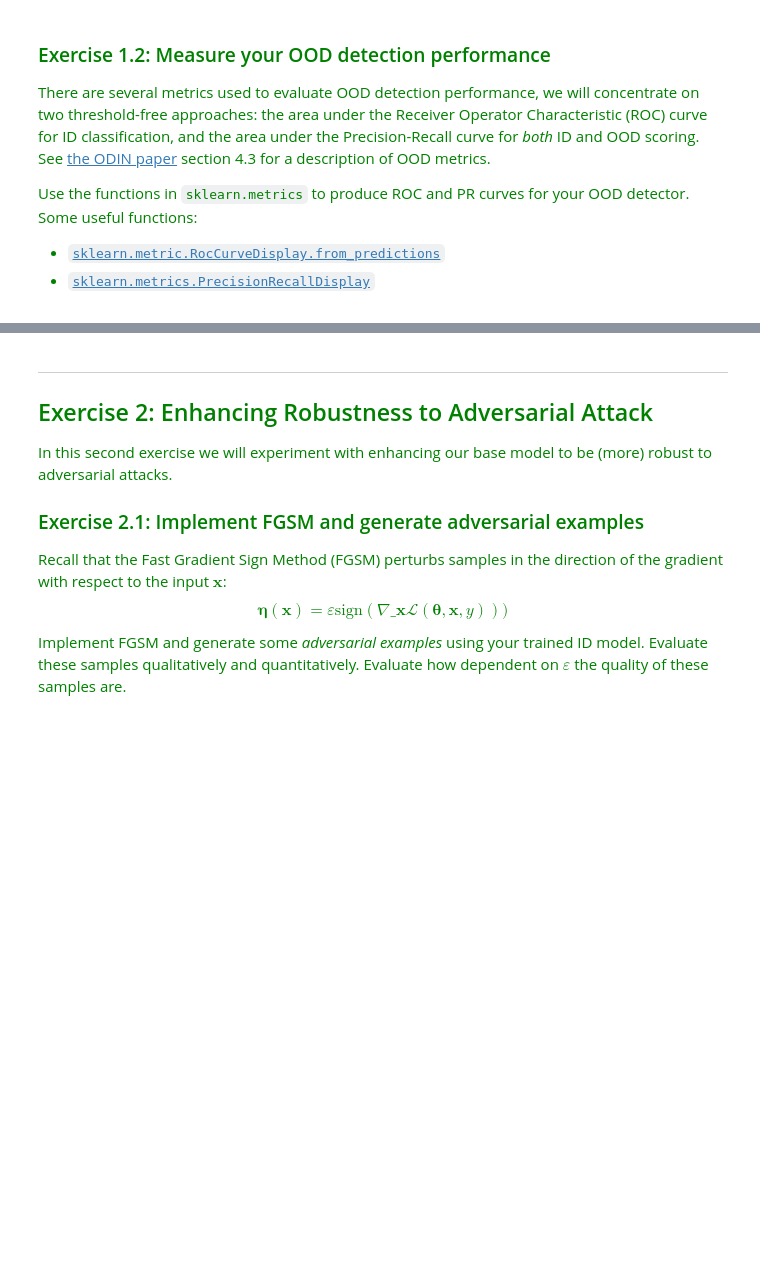
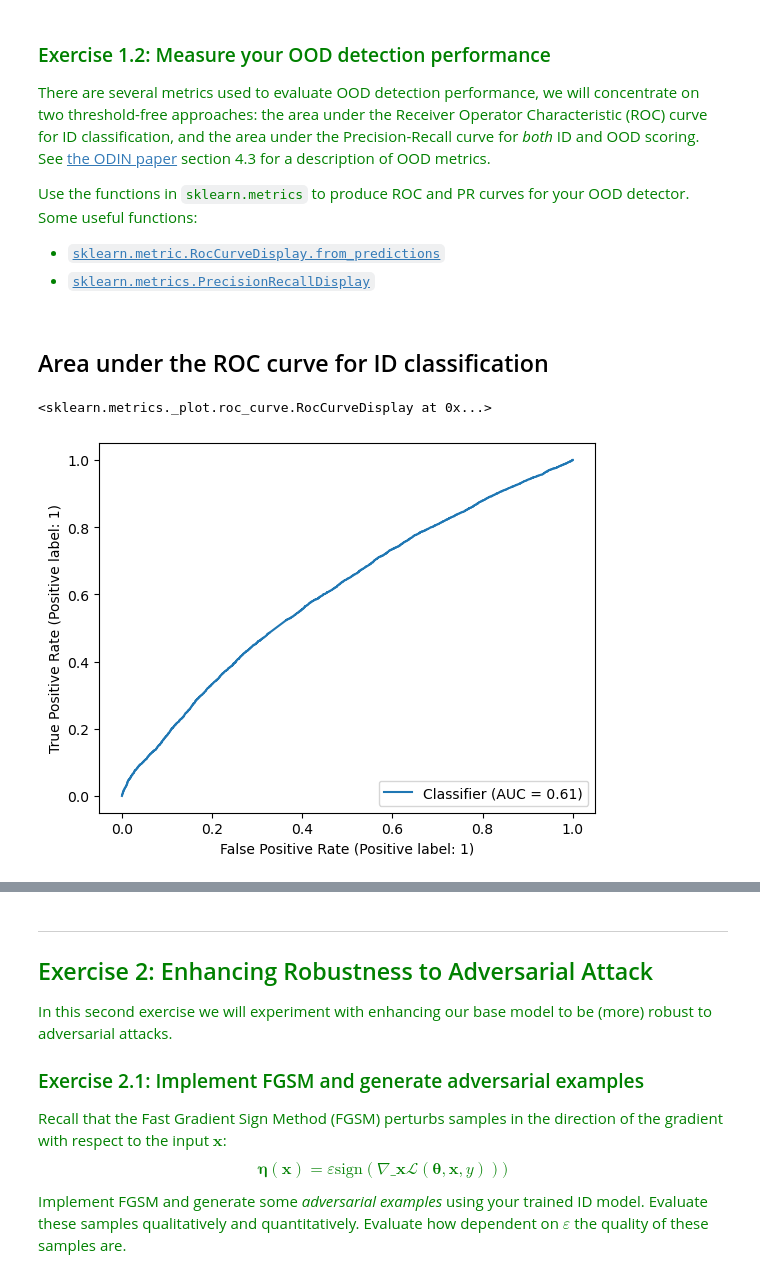
Before and after one commit to vittoriocasula/DLA-Project, a Jupyter notebook: lab4/Lab4.ipynb, the cells around one changed output, grey strips where cells are left out. Saved outputs shown, nothing was run; the diff lists cells and outputs as text; code cells hidden in the pictures; blank space fills up the shorter version.

```diff
--- a/lab4/Lab4.ipynb
+++ b/lab4/Lab4.ipynb
@@ -268,0 +404,28 @@ Use the functions in `sklearn.metrics` to produce ROC and PR curves for your OOD
+# %% [markdown]
+## Area under the ROC curve for ID classification
+# %%
+def collect_logits(model, dl):
+    logits = list()
+    with torch.no_grad():
+        for x, _ in dl:
+            logits.append(model(x.to(device)).cpu())
+    return torch.cat(logits, dim=0)  # ritorno un tensore pytorch
+
+
+def prob_score(logits):
+    prob = torch.softmax(logits, dim=1)
+    return prob.max(dim=1).values
+# %%
+logits_ID = collect_logits(model, id_data)  # len = 10K
+logits_OOD = collect_logits(model, ood_data)  # len = 10K
+# %%
+labels_ID = np.array([1 for _ in range(len(logits_ID))])
+labels_OOD = np.array([0 for _ in range(len(logits_OOD))])
+y = np.concatenate([labels_ID, labels_OOD])  # len = 20K
+score_prob_ID = prob_score(logits_ID)
+score_prob_OOD = prob_score(logits_OOD)
+pred = np.concatenate([score_prob_ID, score_prob_OOD])
+RocCurveDisplay.from_predictions(y, pred)
+# %% [output]
+<sklearn.metrics._plot.roc_curve.RocCurveDisplay at 0x...>
+[figure, added]
```
Also changed, not shown: parts of 30 cells of this notebook, 1 other file.
